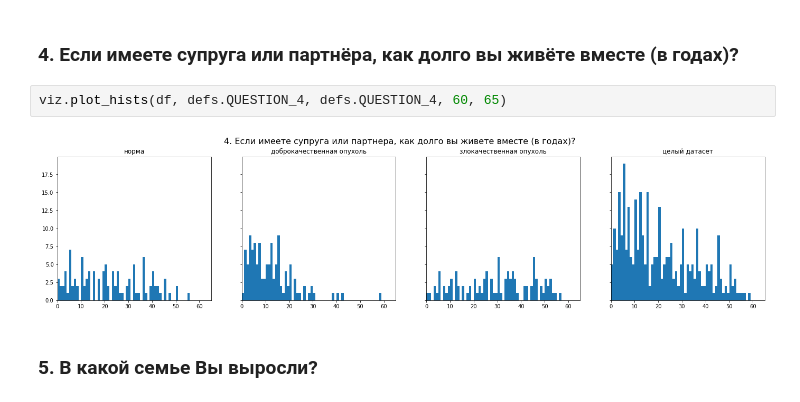
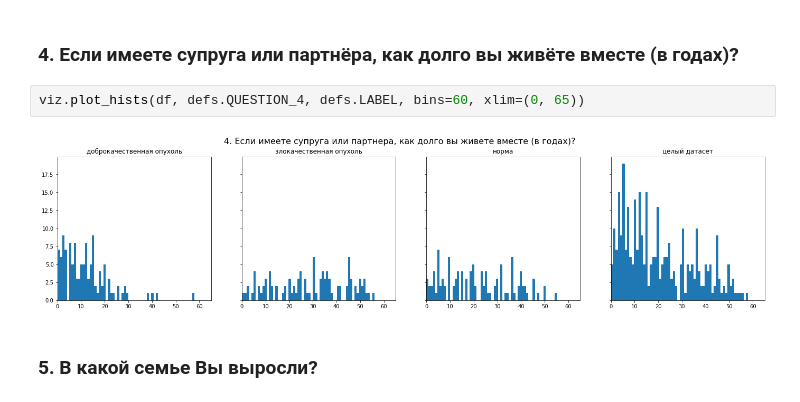
Before and after one commit to mikhailmartin/Breast-Cancer, a Jupyter notebook: ETL step 2.ipynb, the cells around one changed output. Cells and saved outputs as stored; diff of their text form.

```diff
--- a/ETL step 2.ipynb
+++ b/ETL step 2.ipynb
@@ -214,9 +214,9 @@ viz.plot_accuracy_matrix(df, 'pre4. Есть ответ на вопрос 4?')
 # %% [markdown]
 ### 4. Если имеете супруга или партнёра, как долго вы живёте вместе (в годах)?
 # %%
-viz.plot_hists(df, defs.QUESTION_4, defs.QUESTION_4, 60, 65)
+viz.plot_hists(df, defs.QUESTION_4, defs.LABEL, bins=60, xlim=(0, 65))
 # %% [output]
-[figure, old version]
+[figure, new version]
 # %% [markdown]
 ### 5. В какой семье Вы выросли?
 # %%
```
Also changed, not shown: parts of 28 cells of this notebook, 5 other files.
